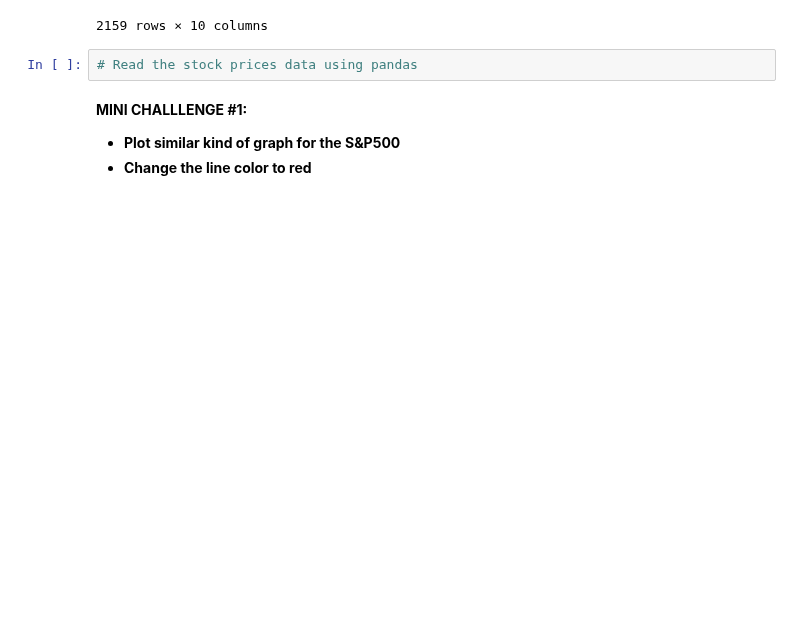
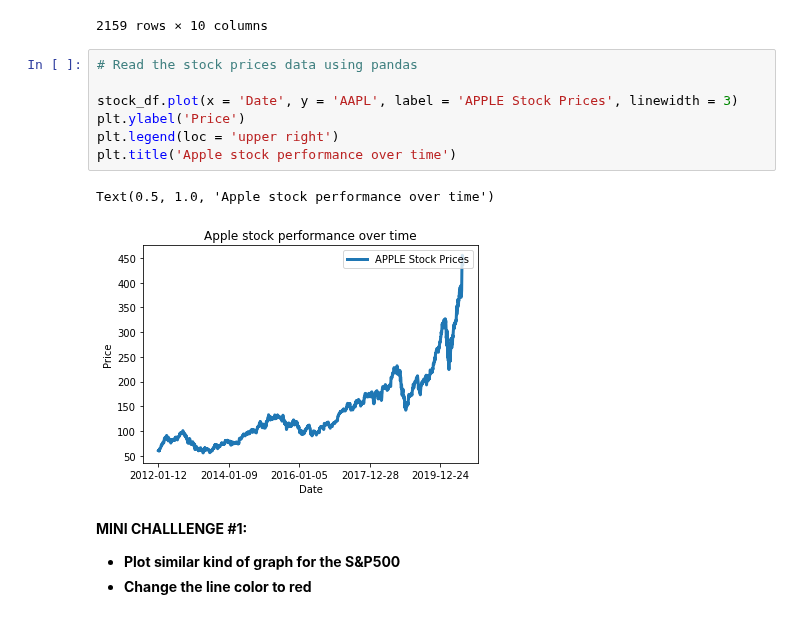
Before and after one commit to LinaSachuk/The-Complete-Python-and-Machine-Learning-for-Financial-Analysis, a Jupyter notebook: 9_Python_101_Data_Visualization_with_matplotlib.ipynb, the cells around one changed output. Saved outputs shown, nothing was run; the diff lists cells and outputs as text; blank space fills up the shorter version.

```diff
--- a/9_Python_101_Data_Visualization_with_matplotlib.ipynb
+++ b/9_Python_101_Data_Visualization_with_matplotlib.ipynb
@@ -28,8 +28,16 @@ stock_df
 | 2157 | 2020-08-10 | 450.910004 | 179.410004 | 30.200001 | 21.650000 | 3148.159912 | 127.110001 | 1418.569946 | 1496.099976 | 3360.469971 |
 | 2158 | 2020-08-11 | 437.500000 | 180.130005 | 30.200001 | 21.500000 | 3080.669922 | 126.750000 | 1374.390015 | 1480.319946 | 3333.689941 |
 2159 rows × 10 columns
-# %%
-# Read the stock prices data using pandas
+# %%
+# Read the stock prices data using pandas
+
+stock_df.plot(x = 'Date', y = 'AAPL', label = 'APPLE Stock Prices', linewidth = 3)
+plt.ylabel('Price')
+plt.legend(loc = 'upper right')
+plt.title('Apple stock performance over time')
+# %% [output]
+Text(0.5, 1.0, 'Apple stock performance over time')
+[figure, added]
 # %% [markdown]
 **MINI CHALLLENGE #1:**
 - **Plot similar kind of graph for the S&P500**
```
Also changed, not shown: parts of 1 cell of this notebook.
